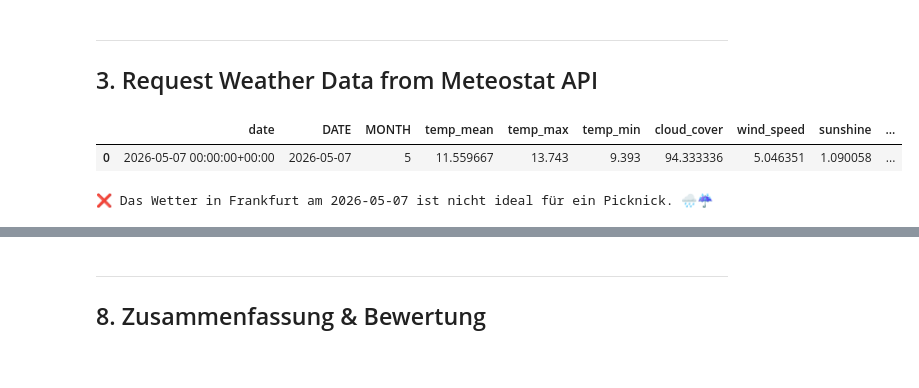
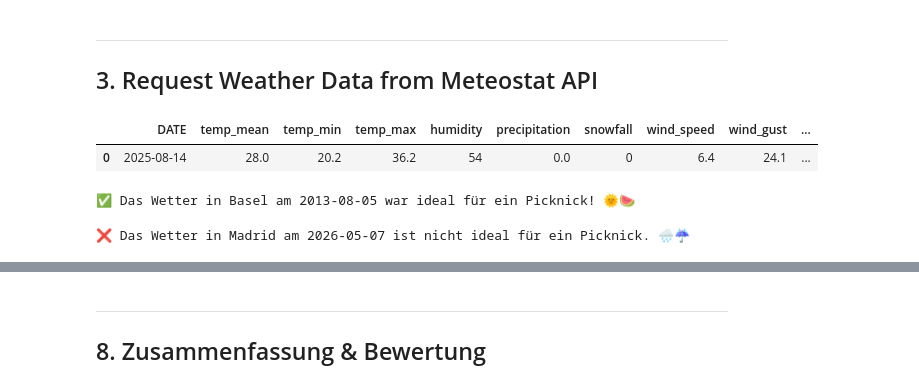
Before and after one commit to Spaeth-26/portfolio, a Jupyter notebook: notebooks/03_apply_model_Weather_picnic.ipynb, the cells around one changed output, grey strips where cells are left out. Saved outputs shown, nothing was run; the diff lists cells and outputs as text; code cells hidden in the pictures.

Commit message:
Modify Notebook for Prediction

```diff
--- a/notebooks/03_apply_model_Weather_picnic.ipynb
+++ b/notebooks/03_apply_model_Weather_picnic.ipynb
@@ -108,7 +137,7 @@ def get_weather_data_meteostat(city_name, date_str):
         return None
 
     lat, lon = location.latitude, location.longitude
-    print(f"📍 Geokodierung für '{city_name}': lat={lat}, lon={lon}")
+    # print(f"📍 Geokodierung für '{city_name}': lat={lat}, lon={lon}")
 
     # Open-Meteo API für Höhenangaben
     elevation_url = f"https://api.open-meteo.com/v1/elevation?latitude={lat}&longitude={lon}"
@@ -117,7 +146,7 @@ def get_weather_data_meteostat(city_name, date_str):
         response.raise_for_status()
         elevation_data = response.json()
         elevation = elevation_data.get('elevation', None)
-        print(f"⛰️ Höhenangabe für '{city_name}': {elevation} m")
+        # print(f"⛰️ Höhenangabe für '{city_name}': {elevation} m")
     except requests.RequestException as e:
         print(f"❌ Fehler bei der Höhenabfrage: {e}")
         elevation = None
@@ -153,19 +182,32 @@ def get_weather_data_meteostat(city_name, date_str):
             'wspd': 'wind_speed',
             'pres': 'pressure',
             'tsun': 'sunshine',
-            'cldc': 'cloud_cover'
+            'cldc': 'cloud_cover',
+            'wpgt': 'wind_gust'
         })
 
         # Convert sunshine from minutes to hours
         if 'sunshine' in data.columns:
             data['sunshine'] = data['sunshine'] / 60
+        if 'wind_gust' in data.columns:
+            data['wind_gust'] = data['wind_gust']
+        else:
+            data['wind_gust'] = data['wind_speed'] * 1.5  # Beispielhafter Ansatz, anpassen nach Bedarf
+
+        data['MONTH'] = data['DATE'].dt.month
+        # data['wind_gust'] = data['wind_speed'] * 1.5  # Beispielhafter Ansatz, anpassen nach Bedarf
+        data['global_radiation'] = 0.18 * data['sunshine'] + 0.4  # Beispielhafter Ansatz, anpassen nach Bedarf
+        data['lat'] = lat
+        data['lon'] = lon
+        data['elevation'] = elevation
+
 
         if data.empty:
             print(f"⚠️ Keine Wetterdaten für '{city_name}' am {date_str} gefunden.")
             return None
-        else:
-            print(f"✅ Wetterdaten für '{city_name}' am {date_str} gefunden: {data.columns.tolist()}")
-            display(data)
+        # else:
+            # print(f"✅ Wetterdaten für '{city_name}' am {date_str} gefunden: {data.columns.tolist()}")
+            # display(data)
 
 
 
@@ -182,8 +224,8 @@ def get_weather_data_meteostat(city_name, date_str):
             # Weitere relevante Wetterparameter können hier hinzugefügt werden
         }
 
-        print(f"✅ Wetterdaten für '{city_name}' am {date_str} erfolgreich abgerufen.")
-        return weather_info
+        # print(f"✅ Wetterdaten für '{city_name}' am {date_str} erfolgreich abgerufen.")
+        return data # weather_info
     except Exception as e:
         print(f"❌ Fehler bei der Wetterabfrage: {e}")
         return None
@@ -308,12 +350,12 @@ def get_weather_data_openmeteo(city_name, date_str):
     return daily_dataframe
 # %%
 
-# get_weather_data_meteostat('Frankfurt', '2026-05-14')
-df_picnic = get_weather_data_openmeteo('Frankfurt', '2026-05-07')
+df_picnic = get_weather_data_meteostat('Frankfurt', '2025-08-14')
+# df_picnic = get_weather_data_openmeteo('Frankfurt', '2026-05-07')
 df_picnic
 # %% [output]
-|  | date | DATE | MONTH | temp_mean | temp_max | temp_min | cloud_cover | wind_speed | sunshine | ... |
-| 0 | 2026-05-07 00:00:00+00:00 | 2026-05-07 | 5 | 11.559667 | 13.743 | 9.393 | 94.333336 | 5.046351 | 1.090058 | ... |
+|  | DATE | temp_mean | temp_min | temp_max | humidity | precipitation | snowfall | wind_speed | wind_gust | ... |
+| 0 | 2025-08-14 | 28.0 | 20.2 | 36.2 | 54 | 0.0 | 0 | 6.4 | 24.1 | ... |
 # %%
 europe_features = {
     'EUROall': ['cloud_cover', 'wind_speed', 'wind_gust', 'humidity', 'pressure', 'global_radiation',
@@ -339,4 +394,8 @@ def picnic_prediction(city_name, date_str):
+# %%
+picnic_prediction_past('Basel', '2013-08-05')
+# %% [output]
+✅ Das Wetter in Basel am 2013-08-05 war ideal für ein Picknick! 🌞🍉
 # %%
-picnic_prediction('Frankfurt', '2026-05-07')
+picnic_prediction('Madrid', '2026-05-07')
 # %% [output]
-❌ Das Wetter in Frankfurt am 2026-05-07 ist nicht ideal für ein Picknick. 🌧️☔
+❌ Das Wetter in Madrid am 2026-05-07 ist nicht ideal für ein Picknick. 🌧️☔
```
Also changed, not shown: parts of 8 cells of this notebook, 3 other files.
